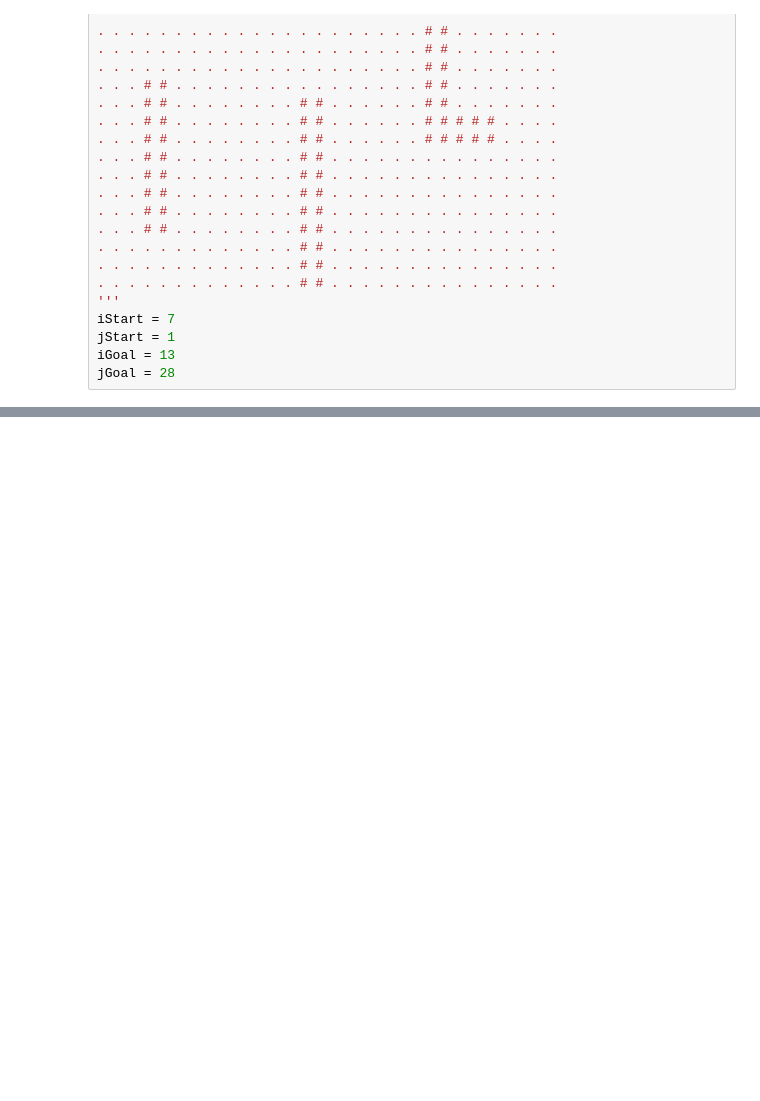
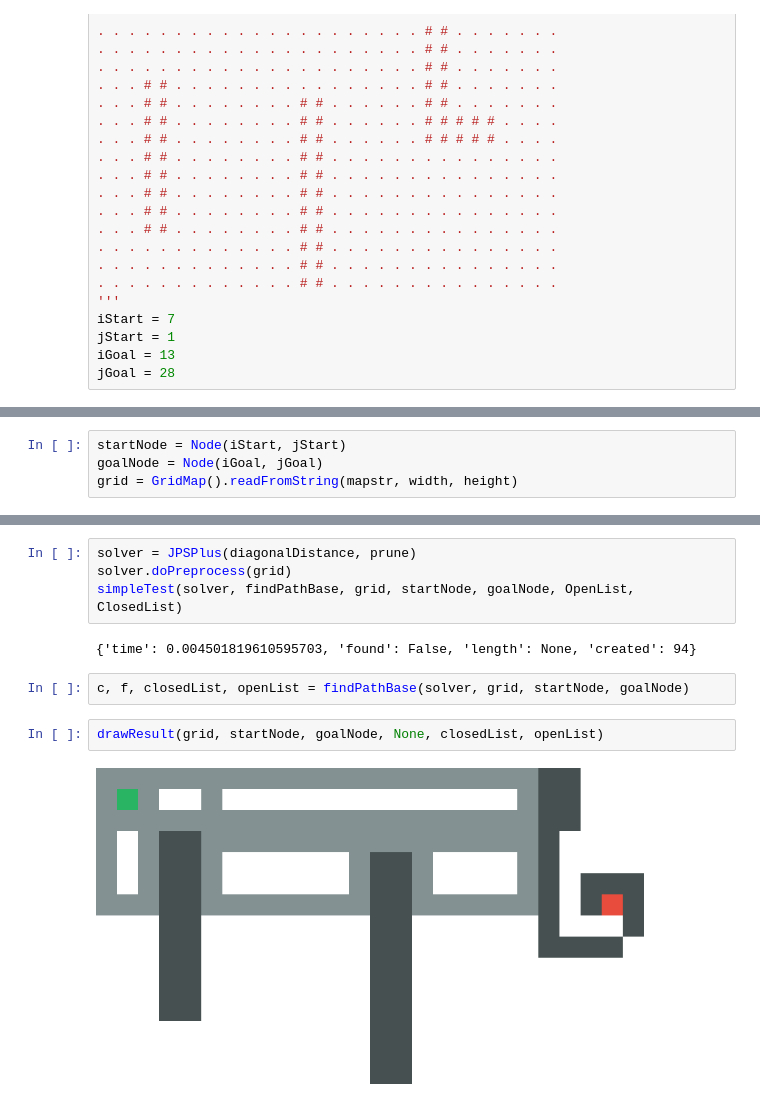
Before and after one commit to Ilyabasharov/path_planning, a Jupyter notebook: main.ipynb, the cells around one changed output, grey strips where cells are left out. Saved outputs shown, nothing was run; the diff lists cells and outputs as text; blank space fills up the shorter version.

```diff
--- a/main.ipynb
+++ b/main.ipynb
@@ -77,0 +139,4 @@ simpleTest(solver, prune, findPathBase, grid, startNode, goalNode, OpenList, Clo
+# %%
+startNode = Node(iStart, jStart)
+goalNode = Node(iGoal, jGoal)
+grid = GridMap().readFromString(mapstr, width, height)
@@ -78,3 +166,15 @@ simpleTest(solver, prune, findPathBase, grid, startNode, goalNode, OpenList, Clo
+# %%
+solver = JPSPlus(diagonalDistance, prune)
+solver.doPreprocess(grid)
+simpleTest(solver, findPathBase, grid, startNode, goalNode, OpenList, ClosedList)
+# %% [output]
+{'time': 0.004501819610595703, 'found': False, 'length': None, 'created': 94}
+# %%
+c, f, closedList, openList = findPathBase(solver, grid, startNode, goalNode)
+# %%
+drawResult(grid, startNode, goalNode, None, closedList, openList)
+# %% [output]
+[figure, added]
 # %%
 prune = NoPruning()
 solver = JPS(diagonalDistance, prune)
```
Also changed, not shown: parts of 21 cells of this notebook, 16 other files.
